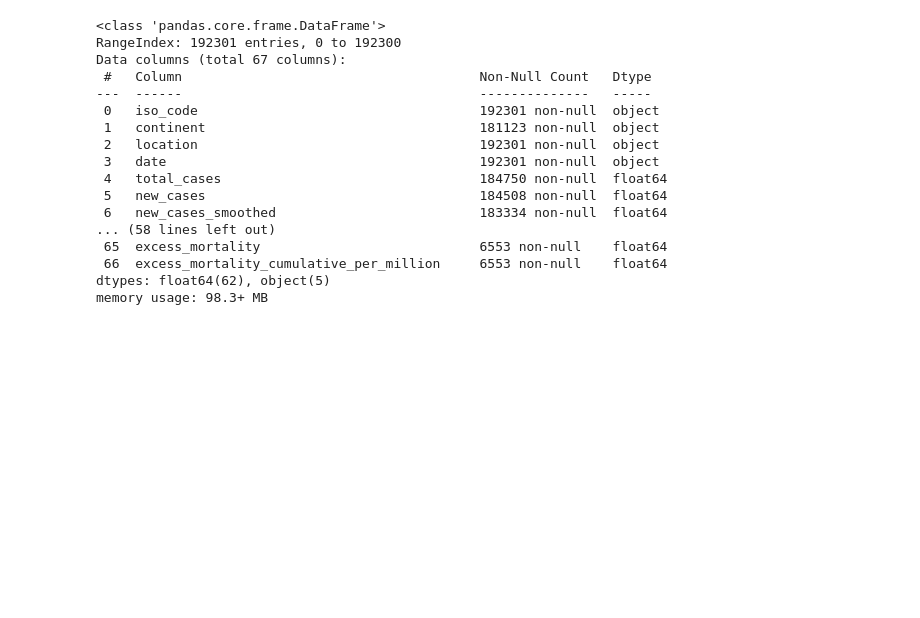
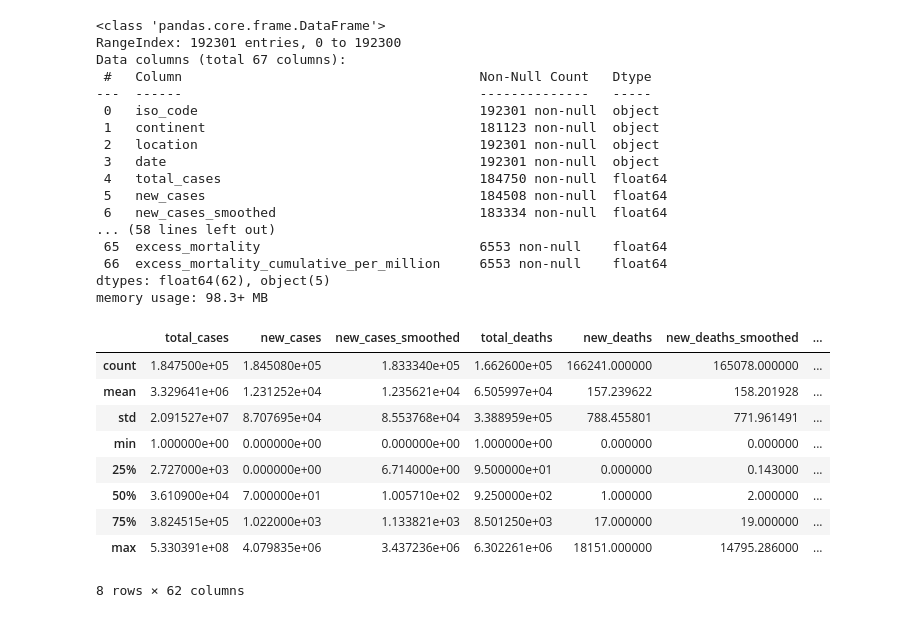
Before and after one commit to KimHyoJun99/LIKELION_AI, a Jupyter notebook: Data_TIL/EDA/EDA_covid.ipynb, the cells around one changed output. Cells and saved outputs as stored; diff of their text form; code cells hidden in the pictures; blank space fills up the shorter version.

```diff
--- a/Data_TIL/EDA/EDA_covid.ipynb
+++ b/Data_TIL/EDA/EDA_covid.ipynb
@@ -42,3 +44,16 @@ Data columns (total 67 columns):
  66  excess_mortality_cumulative_per_million     6553 non-null    float64
 dtypes: float64(62), object(5)
 memory usage: 98.3+ MB
+# %%
+df.describe()
+# %% [output]
+|  | total_cases | new_cases | new_cases_smoothed | total_deaths | new_deaths | new_deaths_smoothed | ... |
+| count | 1.847500e+05 | 1.845080e+05 | 1.833340e+05 | 1.662600e+05 | 166241.000000 | 165078.000000 | ... |
+| mean | 3.329641e+06 | 1.231252e+04 | 1.235621e+04 | 6.505997e+04 | 157.239622 | 158.201928 | ... |
+| std | 2.091527e+07 | 8.707695e+04 | 8.553768e+04 | 3.388959e+05 | 788.455801 | 771.961491 | ... |
+| min | 1.000000e+00 | 0.000000e+00 | 0.000000e+00 | 1.000000e+00 | 0.000000 | 0.000000 | ... |
+| 25% | 2.727000e+03 | 0.000000e+00 | 6.714000e+00 | 9.500000e+01 | 0.000000 | 0.143000 | ... |
+| 50% | 3.610900e+04 | 7.000000e+01 | 1.005710e+02 | 9.250000e+02 | 1.000000 | 2.000000 | ... |
+| 75% | 3.824515e+05 | 1.022000e+03 | 1.133821e+03 | 8.501250e+03 | 17.000000 | 19.000000 | ... |
+| max | 5.330391e+08 | 4.079835e+06 | 3.437236e+06 | 6.302261e+06 | 18151.000000 | 14795.286000 | ... |
+8 rows × 62 columns
```
Also changed, not shown: parts of 6 cells of this notebook.
